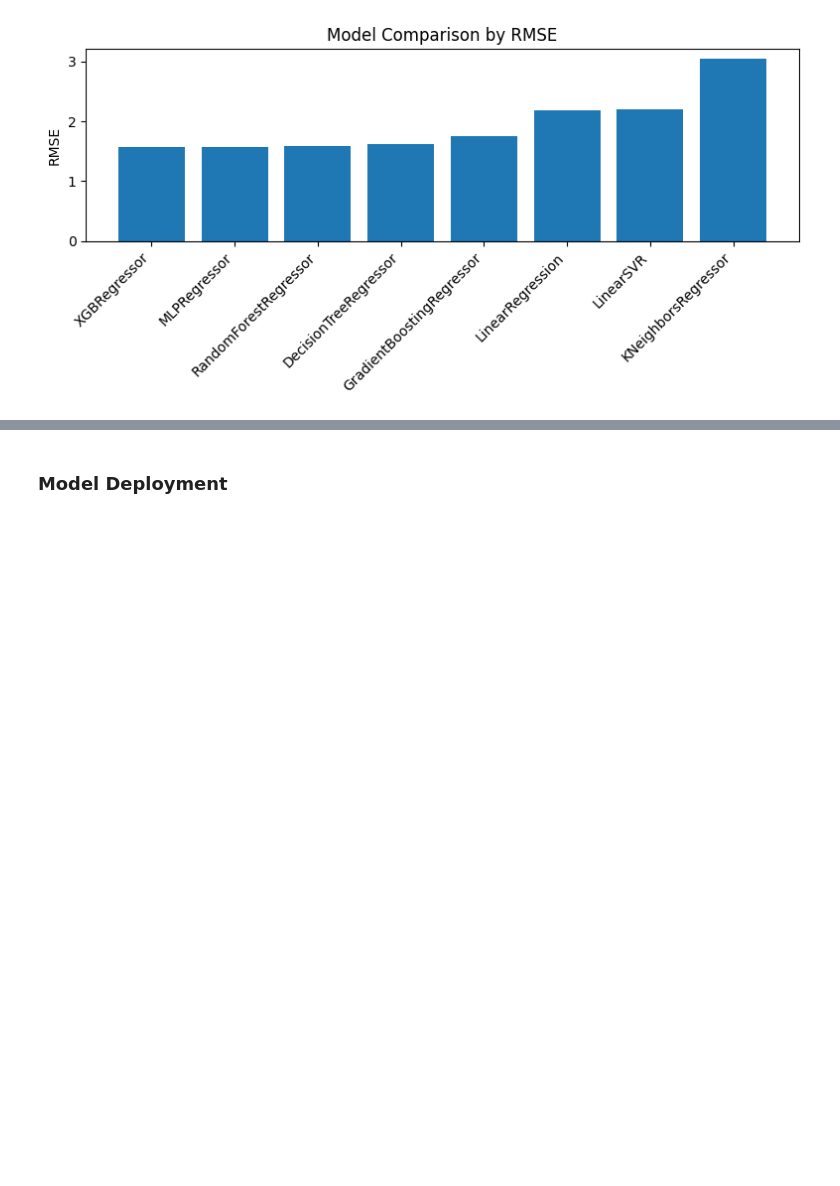
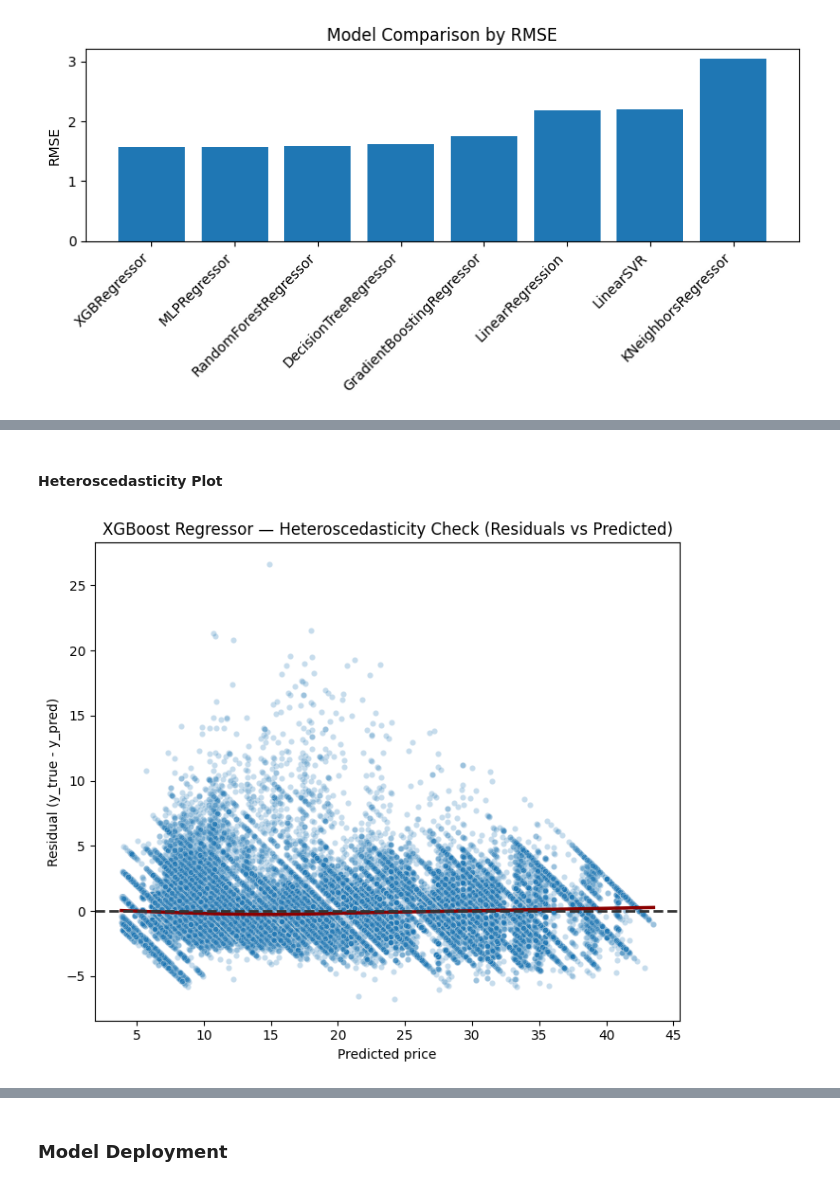
Before and after one commit to ProntoSbinalla/CIS-508-Final-Project, a Jupyter notebook: notebooks/CIS 508 - Final Project.ipynb, the cells around one changed output, grey strips where cells are left out. Cells and saved outputs as stored; diff of their text form; code cells hidden in the pictures; blank space fills up the shorter version.

```diff
--- a/notebooks/CIS 508 - Final Project.ipynb
+++ b/notebooks/CIS 508 - Final Project.ipynb
@@ -1659,0 +1738,32 @@ plt.show()
+# %% [markdown]
+#### Heteroscedasticity Plot
+# %%
+y_true = np.array(y_test).ravel()
+y_pred = final_model.predict(X_test).ravel()
+residuals = y_true - y_pred
+
+plt.figure(figsize=(7, 6))
+
+# Scatter: residuals vs predictions
+sns.scatterplot(x=y_pred, y=residuals, alpha=0.25, s=20, color="#1f77b4")
+
+# LOESS smoothing line (trend)
+sns.regplot(
+    x=y_pred,
+    y=residuals,
+    scatter=False,
+    lowess=True,
+    color="darkred",
+    line_kws={"linewidth": 2.5},
+)
+
+# Zero reference line
+plt.axhline(0, linestyle="--", linewidth=2, color="#333333")
+
+plt.xlabel("Predicted price")
+plt.ylabel("Residual (y_true - y_pred)")
+plt.title("XGBoost Regressor — Heteroscedasticity Check (Residuals vs Predicted)")
+plt.tight_layout()
+plt.show()
+# %% [output]
+[figure, added]
```
Also changed, not shown: parts of 7 cells of this notebook.
